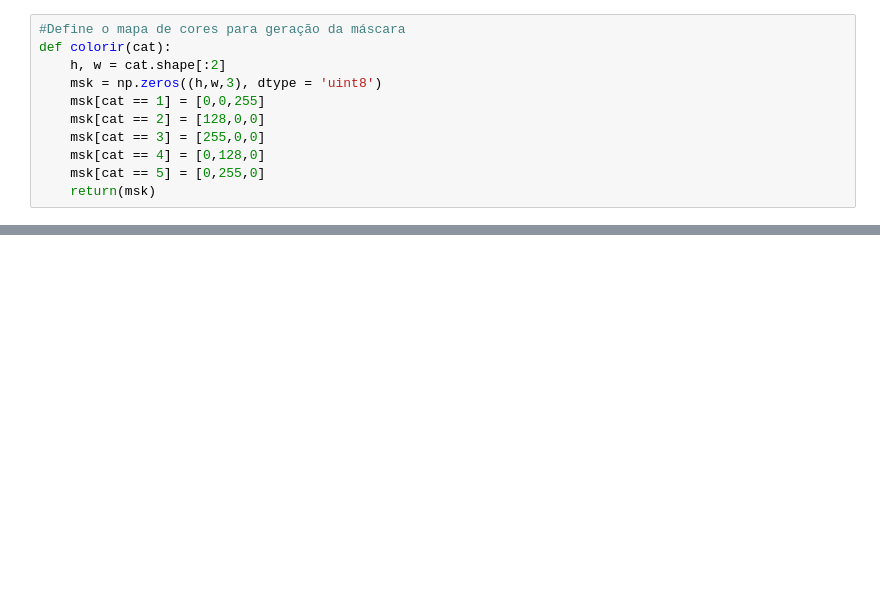
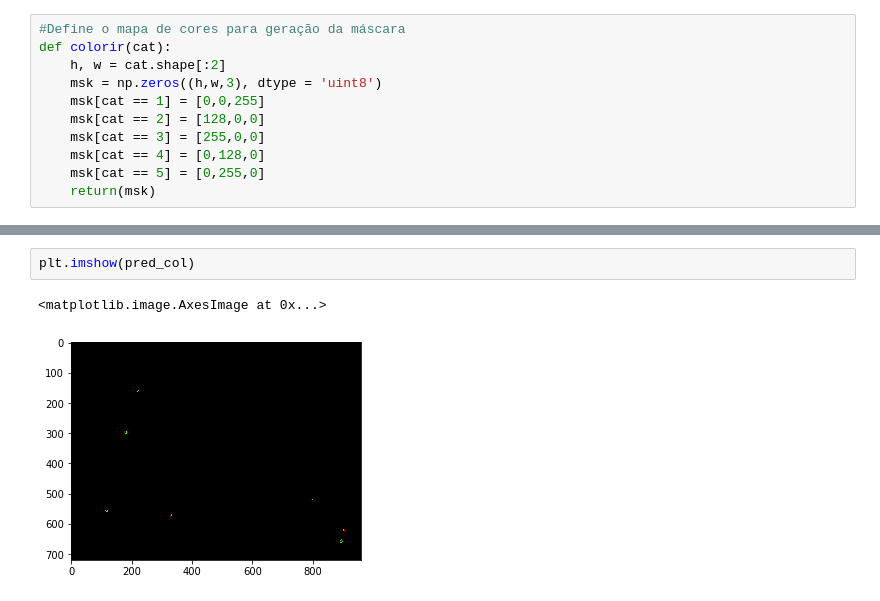
Before and after one commit to RodrigoAgronomia/workshop_esalq, a Jupyter notebook: python/16_Segmentation_To_Coordinates.ipynb, the cells around one changed output, grey strips where cells are left out. Cells and saved outputs as stored; diff of their text form; blank space fills up the shorter version.

```diff
--- a/python/16_Segmentation_To_Coordinates.ipynb
+++ b/python/16_Segmentation_To_Coordinates.ipynb
@@ -378,0 +113,5 @@ for i in range(n_fig):
+# %%
+plt.imshow(pred_col)
+# %% [output]
+<matplotlib.image.AxesImage at 0x...>
+[figure, added]
```
Also changed, not shown: parts of 22 cells of this notebook.
